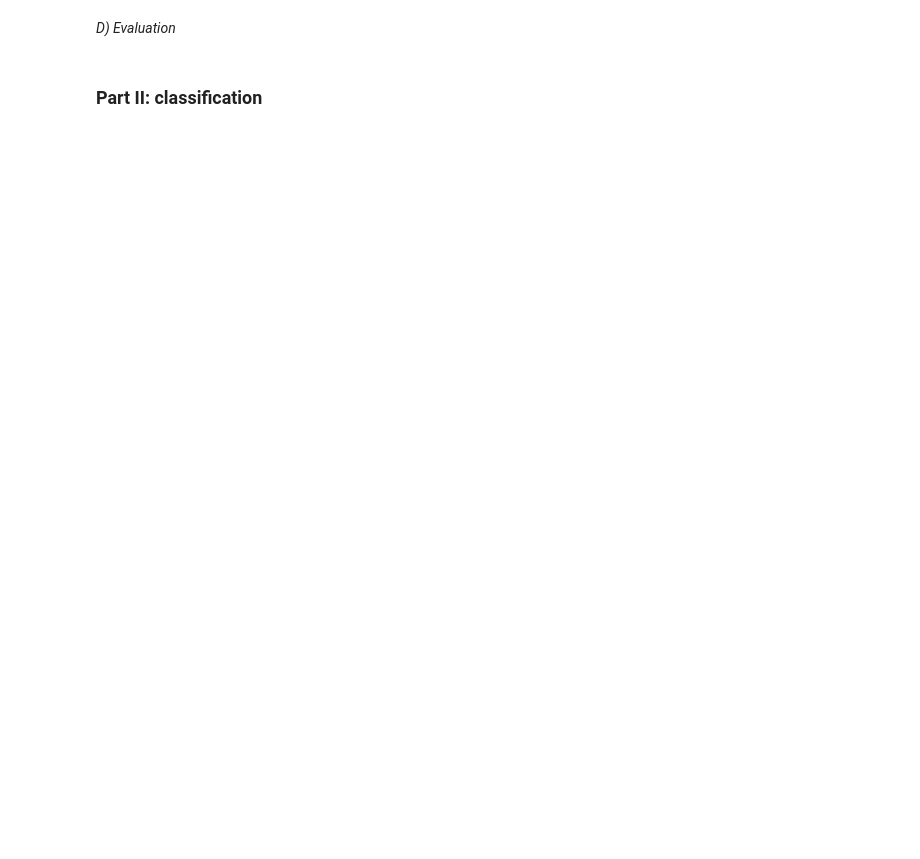
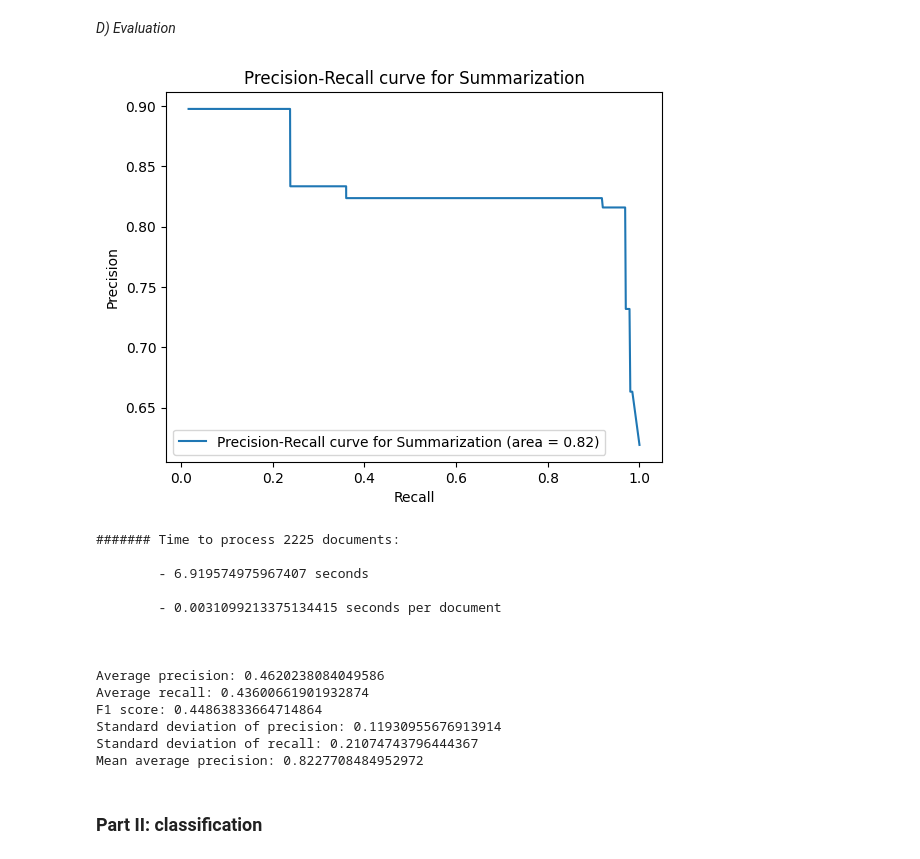
Before and after one commit to danieleavolio/Information-Processing-and-Retrieval, a Jupyter notebook: Project2/Code/G08_P2_notebook.ipynb, the cells around one changed output. Saved outputs shown, nothing was run; the diff lists cells and outputs as text; code cells hidden in the pictures; blank space fills up the shorter version.

```diff
--- a/Project2/Code/G08_P2_notebook.ipynb
+++ b/Project2/Code/G08_P2_notebook.ipynb
@@ -176,6 +210,6 @@ def sentence_clustering(d: str, I=None, alpha=1, beta=0.45, gamma=0.05, **kwargs
 
     return cluster_solution
 # %%
-doc = documents[2067]
-sentence_clustering(doc, None)
+doc = documents[0]
+sentence_clustering(doc, None, linkage="ward")
 # %% [output]
@@ -434,11 +472,11 @@ def keyword_extraction(doc:str, C:dict, I:None, **kwargs):
 
     keywords = []
     # take only the first element of the pair
-    for el in np.ravel(cluster_keywords):
-        if el.isalpha():
-            keywords.append(el)
+    for k in cluster_keywords:
+        for word, _ in k:
+            keywords.append(word)
 
-    return set(keywords)
+    return list(set(keywords))
 # %%
 doc = documents[0]
 clusters = sentence_clustering(doc)
@@ -465,3 +503,23 @@ keyword_extraction(doc, clusters, None)
+# %%
+# Extraction test over all the documents
+
+extractions = {}
+for i, doc in enumerate(documents):
+    clusters = sentence_clustering(doc)
+    keywords = keyword_extraction(doc, clusters, None)
+    category = None
+    for k, v in categories_ranges.items():
+        if v[0] <= i <= v[1]:
+            category = k
+            break
+
+    extractions[i] = {
+        "index" : i,
+        "keywords": keywords,
+        "category": category
+    }
+
+# We will use this to build our dataset
 # %% [markdown]
 *D) Evaluation*
 # %%
@@ -610,16 +668,39 @@ def evaluation_given_summaries(produced_summaries:list, real_summaries:list, nam
 
     return average_precision, average_recall, f1, std_precision, std_recall, m_a_p
 # %%
-docs_to_summarize = documents[0:500]
-real_summaries = summaries[0:500]
+docs_to_summarize = documents
+real_summaries = summaries
 
 produced_summaries = []
 
 for i, doc in enumerate(docs_to_summarize):
     clusters, centroids = sentence_clustering(doc, return_centroids=True, max_clusters=5)
     summary = summarization(doc, clusters, centroids=centroids, number_of_sentences=2)
     produced_summaries.append(summary)
 
-average_precision, average_recall, f1, std_precision, std_recall, m_a_p = evaluation_given_summaries(docs
+average_precision, average_recall, f1, std_precision, std_recall, m_a_p = evaluation_given_summaries(produced_summaries, real_summaries, "Summarization")
+
+print(f"Average precision: {average_precision}")
+print(f"Average recall: {average_recall}")
+print(f"F1 score: {f1}")
+print(f"Standard deviation of precision: {std_precision}")
+print(f"Standard deviation of recall: {std_recall}")
+print(f"Mean average precision: {m_a_p}")
+# %% [output]
+[figure, added]
+####### Time to process 2225 documents:
+
+        - 6.919574975967407 seconds
+
+        - 0.0031099213375134415 seconds per document
+
+
+
+Average precision: 0.4620238084049586
+Average recall: 0.43600661901932874
+F1 score: 0.44863833664714864
+Standard deviation of precision: 0.11930955676913914
+Standard deviation of recall: 0.21074743796444367
+Mean average precision: 0.8227708484952972
 # %% [markdown]
 <h3>Part II: classification</h3>
```
Also changed, not shown: parts of 13 cells of this notebook, 1 other file.
